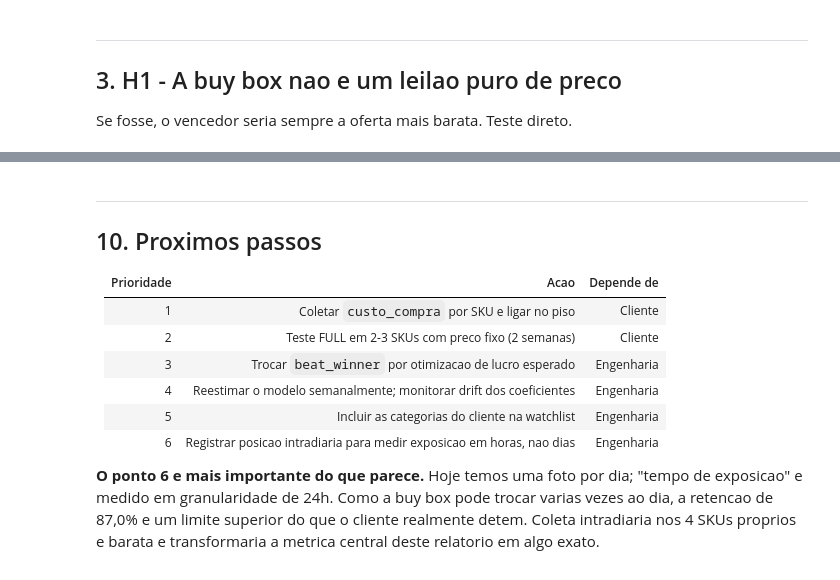
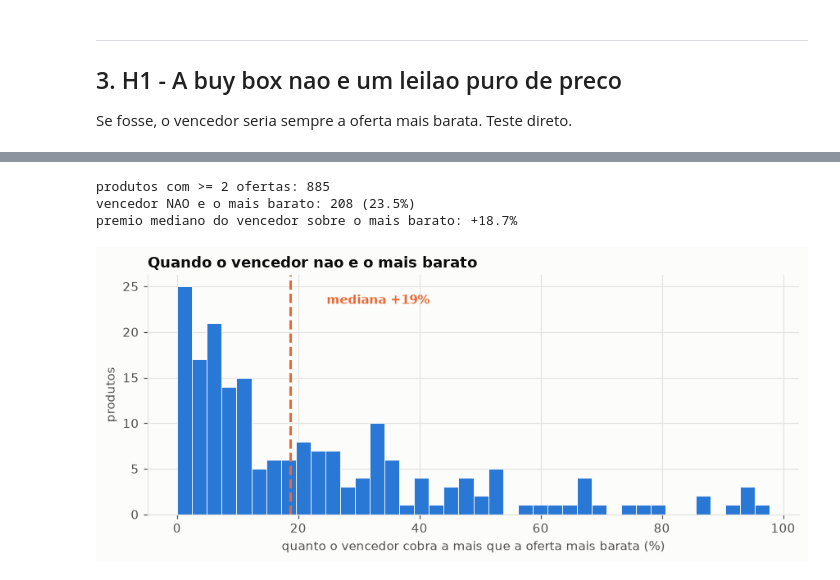
Before and after one commit to s4viom3ndes/orus-market-inteligence, a Jupyter notebook: notebooks/01_buy_box_e_margem.ipynb, the cells around one changed output, grey strips where cells are left out. Drawn from its saved outputs; the diff is of its cells as text; code cells hidden in the pictures.

```diff
--- a/notebooks/01_buy_box_e_margem.ipynb
+++ b/notebooks/01_buy_box_e_margem.ipynb
@@ -91,15 +79,17 @@ def listar(prefixo):
 
 todas = listar("market_offers/")
 # alguns dias tem mais de um snapshot (re-runs). Manter 1 por dia, senao o painel
-# da secao 5 compara o dia consigo mesmo e INFLA a retencao artificialmente.
+# da secao 7 compara o dia consigo mesmo e INFLA a retencao artificialmente.
 por_dia = {}
 for k in todas:
     por_dia[k.split('date=')[1][:10]] = k          # sorted() garante: fica o ultimo
-chaves = [por_dia[d] for d in sorted(por_dia)]
-print(f"{len(todas)} arquivos -> {len(chaves)} dias unicos ({len(todas)-len(chaves)} re-runs descartadas)")
-print("mais antigo:", sorted(por_dia)[0], "| mais recente:", sorted(por_dia)[-1])
+dias = sorted(por_dia)
+print(f"{len(todas)} arquivos -> {len(dias)} dias unicos ({len(todas)-len(dias)} re-runs descartadas)")
+print("mais antigo:", dias[0], "| mais recente:", dias[-1])
 
-HOJE = chaves[-1]
-bruto = pl.read_parquet(io.BytesIO(download_bytes(HOJE)))
-print(f"\nsnapshot de hoje: {bruto.height:,} linhas x {bruto.width} colunas")
+# lacunas de calendario: importam na secao 7
+d0, d1 = date.fromisoformat(dias[0]), date.fromisoformat(dias[-1])
+faltando = [str(date.fromordinal(o)) for o in range(d0.toordinal(), d1.toordinal()+1)
+            if str(date.fromordinal(o)) not in por_dia]
+print("dias do calendario sem coleta:", faltando or "nenhum")
 # %% [output]
@@ -874,17 +192,34 @@ do mercado; para ele, o produto util e outro.
-# %% [markdown]
----
-## 10. Proximos passos
-
-| Prioridade | Acao | Depende de |
-|---|---|---|
-| 1 | Coletar `custo_compra` por SKU e ligar no piso | Cliente |
-| 2 | Teste FULL em 2-3 SKUs com preco fixo (2 semanas) | Cliente |
-| 3 | Trocar `beat_winner` por otimizacao de lucro esperado | Engenharia |
-| 4 | Reestimar o modelo semanalmente; monitorar drift dos coeficientes | Engenharia |
-| 5 | Incluir as categorias do cliente na watchlist | Engenharia |
-| 6 | Registrar posicao intradiaria para medir exposicao em horas, nao dias | Engenharia |
-
-**O ponto 6 e mais importante do que parece.** Hoje temos uma foto por dia; "tempo de exposicao"
-e medido em granularidade de 24h. Como a buy box pode trocar varias vezes ao dia, a retencao de
-87,0% e um limite superior do que o cliente realmente detem. Coleta intradiaria nos 4 SKUs
-proprios e barata e transformaria a metrica central deste relatorio em algo exato.
+# %%
+g = dedup.group_by("catalog_product_id").len().filter(pl.col("len") >= 2)
+comp = dedup.join(g.select("catalog_product_id"), on="catalog_product_id")
+
+venc = (comp.filter(pl.col("rank") == 0)
+            .unique(subset=["catalog_product_id"], keep="first")
+            .select(["catalog_product_id", pl.col("price").alias("p_venc")]))
+mini = comp.group_by("catalog_product_id").agg(pl.col("price").min().alias("p_min"))
+h1 = venc.join(mini, on="catalog_product_id")
+premium_h1 = (h1.filter(pl.col("p_venc") > pl.col("p_min"))
+                .with_columns(((pl.col("p_venc") / pl.col("p_min") - 1) * 100).alias("premio")))
+
+print(f"produtos com >= 2 ofertas: {h1.height:,}")
+print(f"vencedor NAO e o mais barato: {premium_h1.height:,} ({100*premium_h1.height/h1.height:.1f}%)")
+print(f"premio mediano do vencedor sobre o mais barato: +{float(premium_h1['premio'].median()):.1f}%")
+# %% [output]
+produtos com >= 2 ofertas: 885
+vencedor NAO e o mais barato: 208 (23.5%)
+premio mediano do vencedor sobre o mais barato: +18.7%
+# %%
+fig, ax = plt.subplots(figsize=(8, 3.6))
+dados = premium_h1["premio"].to_numpy()
+dados = dados[dados <= 100]
+ax.hist(dados, bins=40, color=AZUL, edgecolor="#fcfcfb", linewidth=0.6)
+med = float(premium_h1["premio"].median())
+ax.axvline(med, color=LARANJA, linewidth=2, linestyle="--")
+ax.annotate(f"mediana +{med:.0f}%", xy=(med, ax.get_ylim()[1]*0.88),
+            xytext=(med+6, ax.get_ylim()[1]*0.88), color=LARANJA, fontweight="bold")
+ax.set_xlabel("quanto o vencedor cobra a mais que a oferta mais barata (%)")
+ax.set_ylabel("produtos")
+ax.set_title("Quando o vencedor nao e o mais barato", fontweight="bold", loc="left")
+plt.tight_layout(); plt.show()
+# %% [output]
+[figure, added]
```
Also changed, not shown: parts of 59 cells of this notebook, 2 other files.
